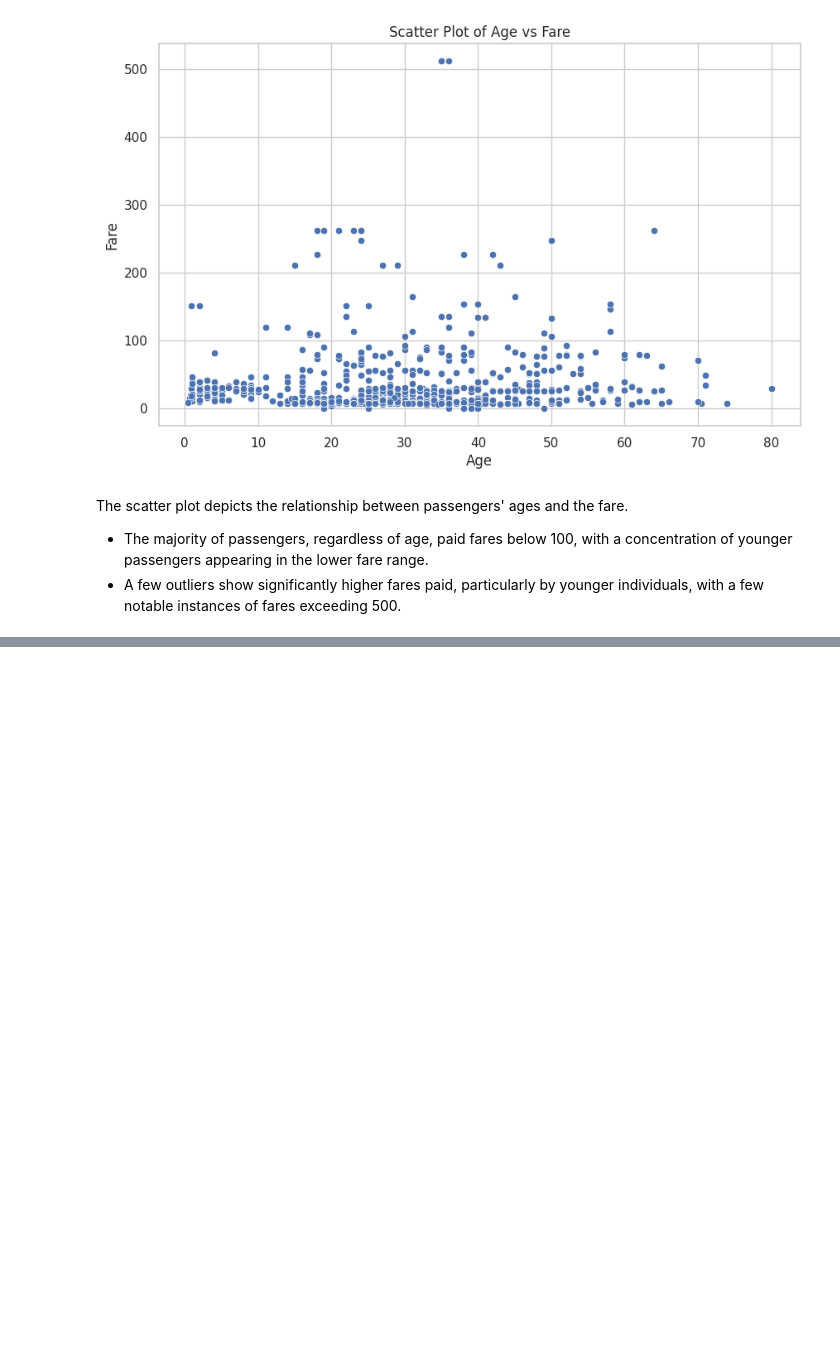
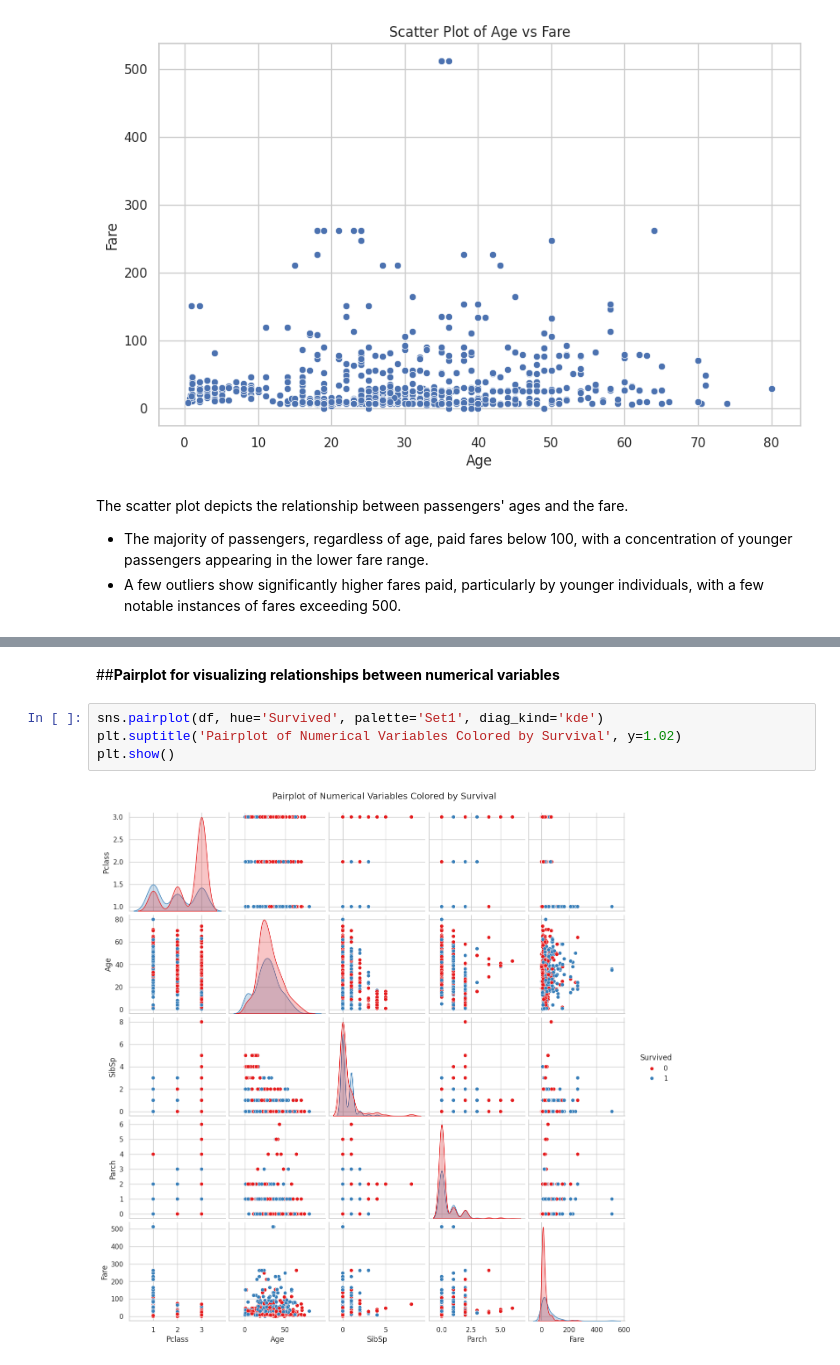
Before and after one commit to StacyChebet/Titanic-Machine-Learning-from-Disaster, a Jupyter notebook: Titanic_Machine_Learning_from_Disaster.ipynb, the cells around one changed output, grey strips where cells are left out. Cells and saved outputs as stored; diff of their text form; blank space fills up the shorter version.

Commit message:
Used a pairplot to visualize the relationships between numerical variables.

```diff
--- a/Titanic_Machine_Learning_from_Disaster.ipynb
+++ b/Titanic_Machine_Learning_from_Disaster.ipynb
@@ -430,0 +446,8 @@ The scatter plot depicts the relationship between passengers' ages and the fare.
+# %% [markdown]
+##**Pairplot for visualizing relationships between numerical variables**
+# %%
+sns.pairplot(df, hue='Survived', palette='Set1', diag_kind='kde')
+plt.suptitle('Pairplot of Numerical Variables Colored by Survival', y=1.02)
+plt.show()
+# %% [output]
+[figure, added]
```
Also changed, not shown: parts of 4 cells of this notebook.
